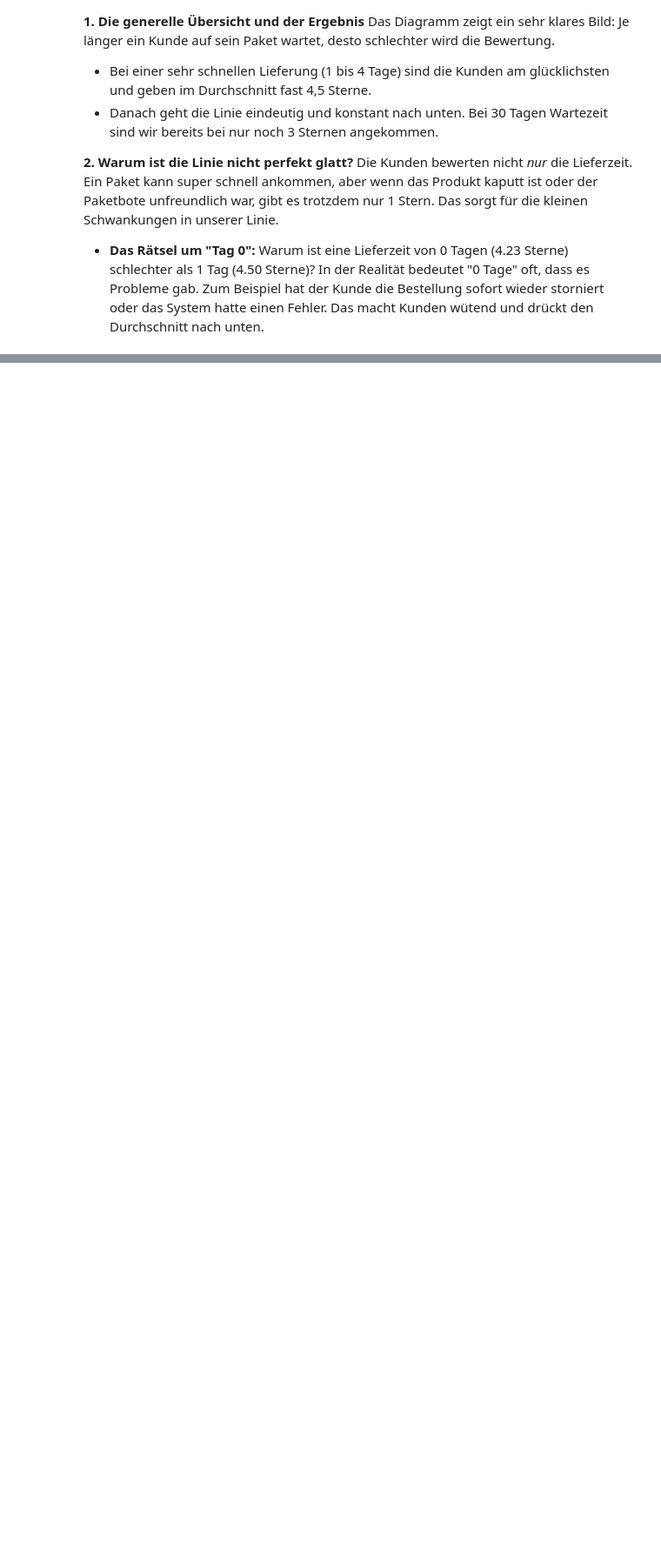
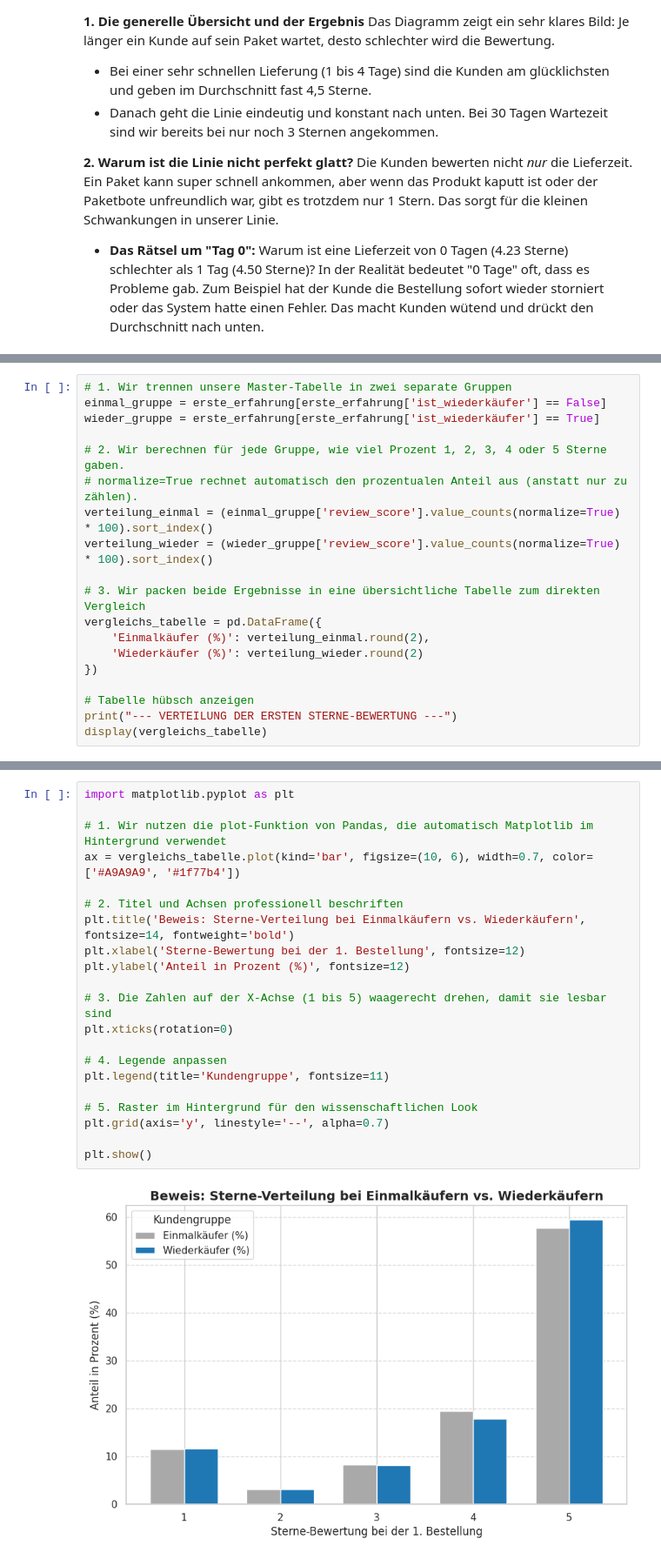
Before and after one commit to UlkarIslamova/ecommerce-datenanalyse, a Jupyter notebook: e-commerce-datenanalyse-eda.ipynb, the cells around one changed output, grey strips where cells are left out. Shown at 87% size. Cells and saved outputs as stored; diff of their text form; blank space fills up the shorter version.

```diff
--- a/e-commerce-datenanalyse-eda.ipynb
+++ b/e-commerce-datenanalyse-eda.ipynb
@@ -253,0 +476,19 @@ Das Diagramm zeigt ein sehr klares Bild: Je länger ein Kunde auf sein Paket war
+# %%
+# 1. Wir trennen unsere Master-Tabelle in zwei separate Gruppen
+einmal_gruppe = erste_erfahrung[erste_erfahrung['ist_wiederkäufer'] == False]
+wieder_gruppe = erste_erfahrung[erste_erfahrung['ist_wiederkäufer'] == True]
+
+# 2. Wir berechnen für jede Gruppe, wie viel Prozent 1, 2, 3, 4 oder 5 Sterne gaben.
+# normalize=True rechnet automatisch den prozentualen Anteil aus (anstatt nur zu zählen).
+verteilung_einmal = (einmal_gruppe['review_score'].value_counts(normalize=True) * 100).sort_index()
+verteilung_wieder = (wieder_gruppe['review_score'].value_counts(normalize=True) * 100).sort_index()
+
+# 3. Wir packen beide Ergebnisse in eine übersichtliche Tabelle zum direkten Vergleich
+vergleichs_tabelle = pd.DataFrame({
+    'Einmalkäufer (%)': verteilung_einmal.round(2),
+    'Wiederkäufer (%)': verteilung_wieder.round(2)
+})
+
+# Tabelle hübsch anzeigen
+print("--- VERTEILUNG DER ERSTEN STERNE-BEWERTUNG ---")
+display(vergleichs_tabelle)
@@ -253,0 +507,23 @@ Das Diagramm zeigt ein sehr klares Bild: Je länger ein Kunde auf sein Paket war
+# %%
+import matplotlib.pyplot as plt
+
+# 1. Wir nutzen die plot-Funktion von Pandas, die automatisch Matplotlib im Hintergrund verwendet
+ax = vergleichs_tabelle.plot(kind='bar', figsize=(10, 6), width=0.7, color=['#A9A9A9', '#1f77b4'])
+
+# 2. Titel und Achsen professionell beschriften
+plt.title('Beweis: Sterne-Verteilung bei Einmalkäufern vs. Wiederkäufern', fontsize=14, fontweight='bold')
+plt.xlabel('Sterne-Bewertung bei der 1. Bestellung', fontsize=12)
+plt.ylabel('Anteil in Prozent (%)', fontsize=12)
+
+# 3. Die Zahlen auf der X-Achse (1 bis 5) waagerecht drehen, damit sie lesbar sind
+plt.xticks(rotation=0)
+
+# 4. Legende anpassen
+plt.legend(title='Kundengruppe', fontsize=11)
+
+# 5. Raster im Hintergrund für den wissenschaftlichen Look
+plt.grid(axis='y', linestyle='--', alpha=0.7)
+
+plt.show()
+# %% [output]
+[figure, added]
```
Also changed, not shown: parts of 31 cells of this notebook.
